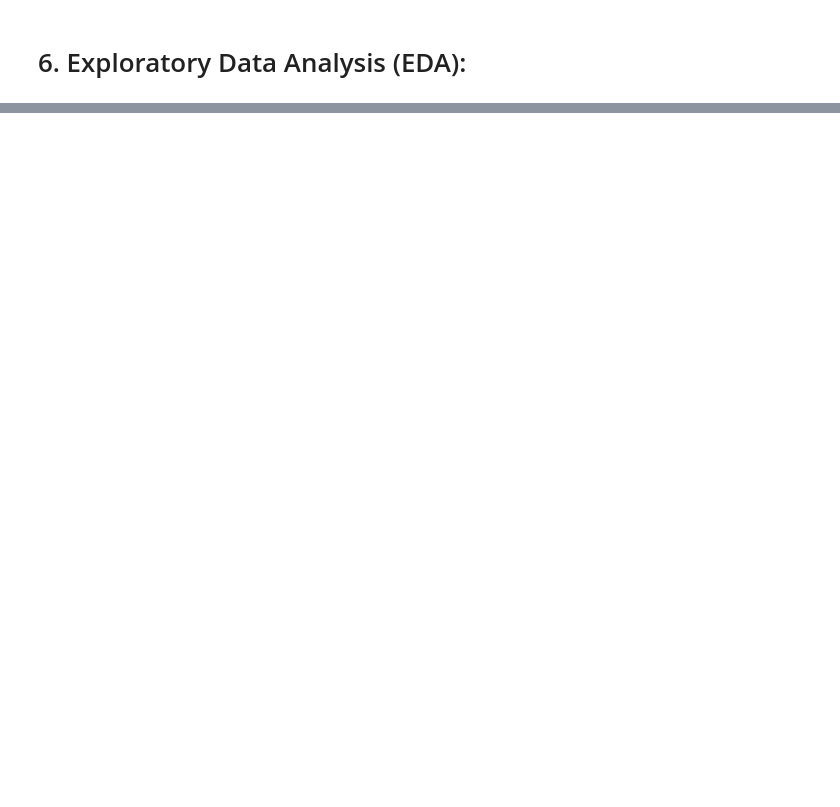
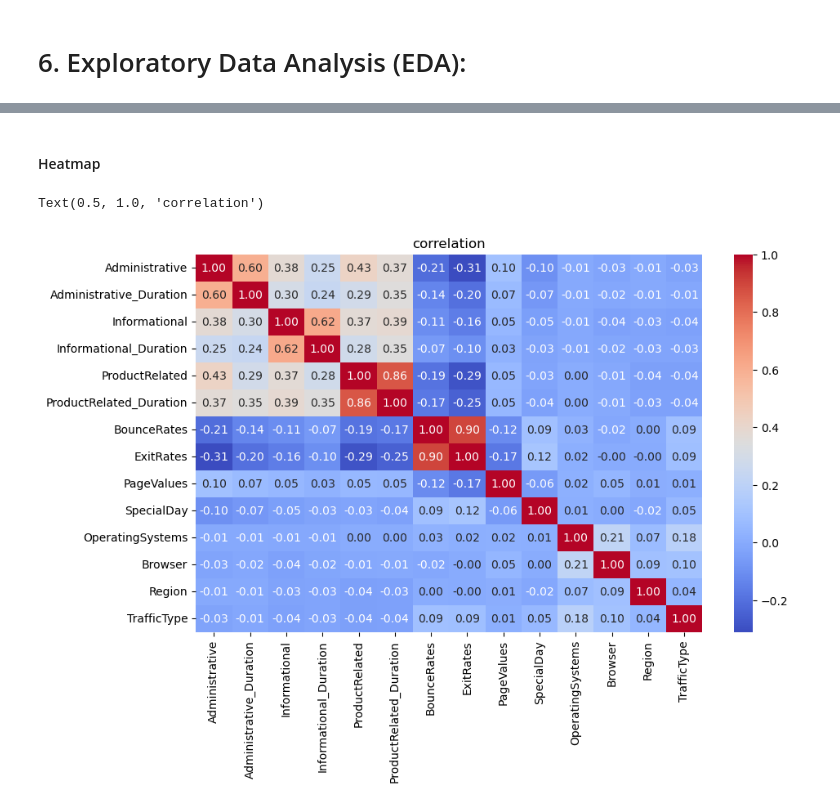
Before and after one commit to Shaheedahameed/PROJECT, a Jupyter notebook: PROJECT .ipynb, the cells around one changed output, grey strips where cells are left out. Drawn from its saved outputs; the diff is of its cells as text; code cells hidden in the pictures; blank space fills up the shorter version.

```diff
--- a/PROJECT .ipynb
+++ b/PROJECT .ipynb
@@ -536,0 +499,7 @@ Testing set shape: (2466, 17)
+# %%
+# Select only numeric columns
+numeric_data = data.select_dtypes(include=['number', 'float64', 'int64'])
+
+# Compute the correlation matrix on numeric columns
+correlation = numeric_data.corr()
+print(correlation)
@@ -536,0 +524,9 @@ Testing set shape: (2466, 17)
+# %% [markdown]
+#### Heatmap
+# %%
+plt.figure(figsize=(10,6))
+sns.heatmap(correlation,annot=True,fmt='.2f',cmap='coolwarm')
+plt.title('correlation')
+# %% [output]
+Text(0.5, 1.0, 'correlation')
+[figure, added]
```
Also changed, not shown: parts of 60 cells of this notebook.
